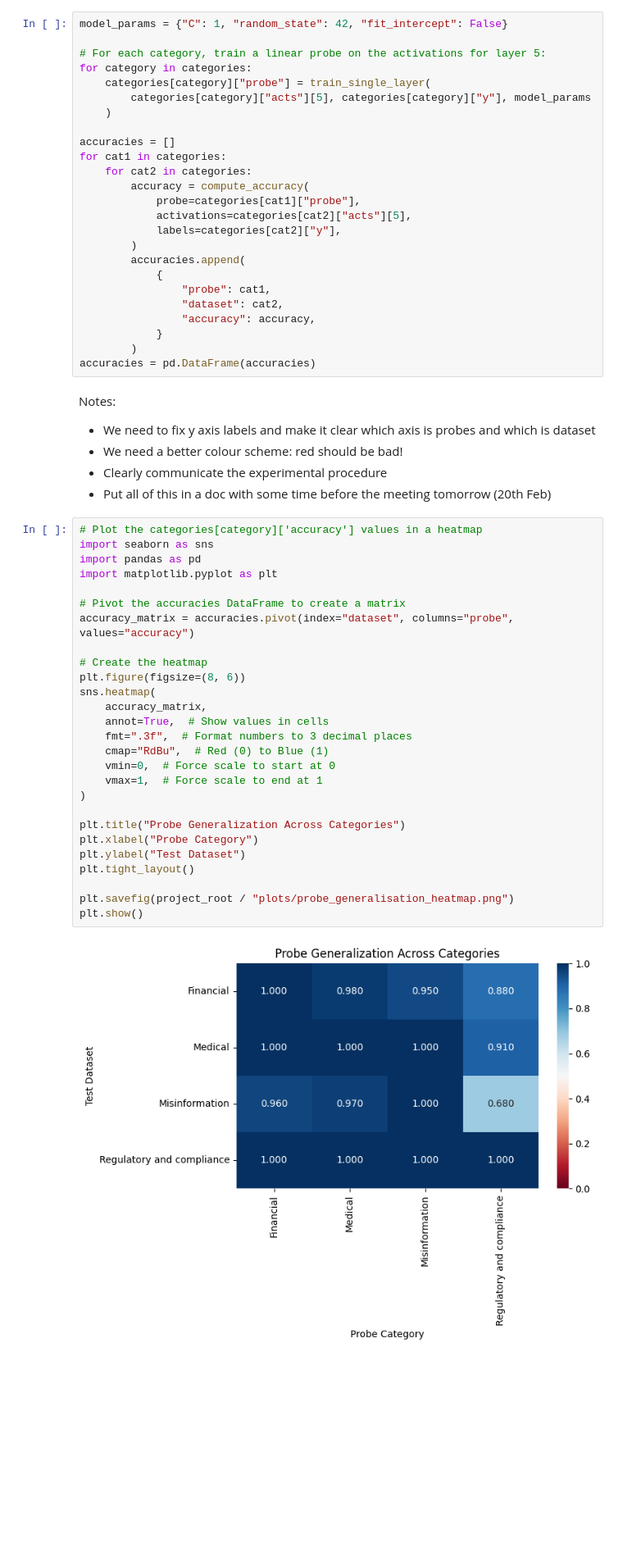
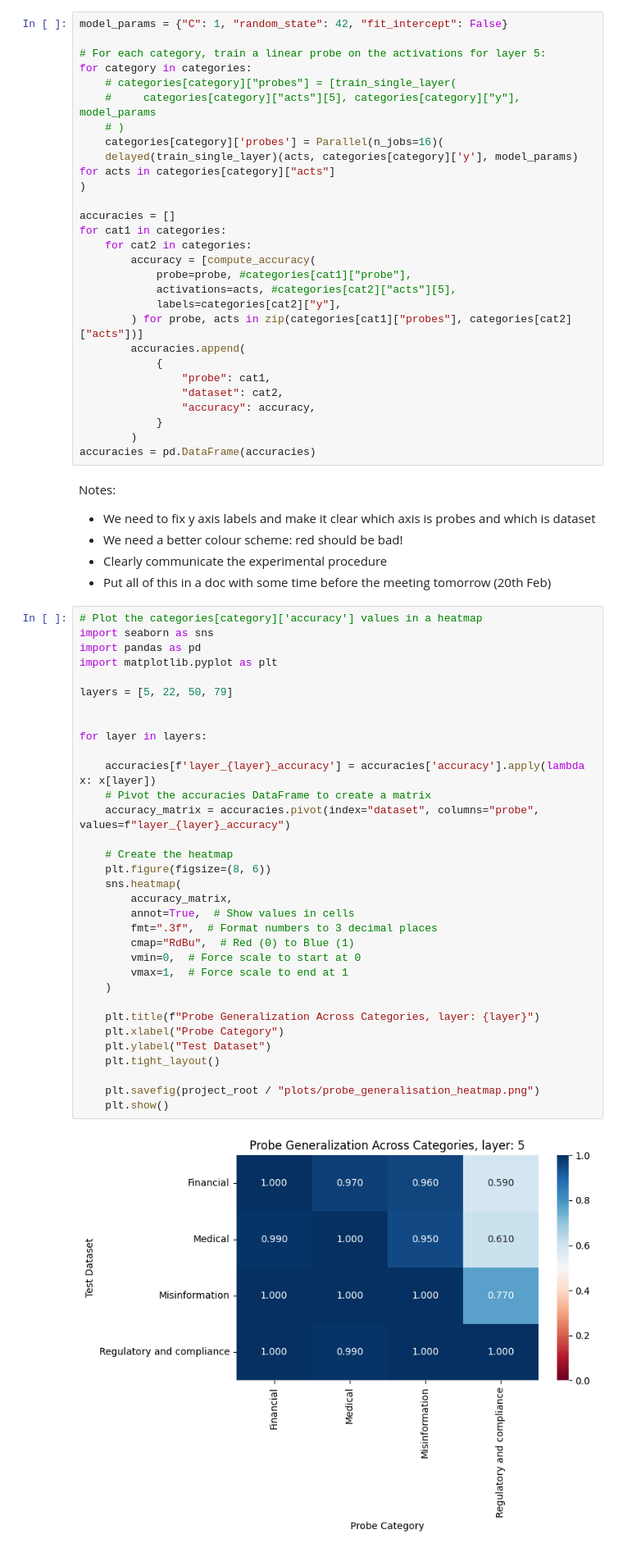
Before and after one commit to Arrrlex/models-under-pressure, a Jupyter notebook: notebooks/probe_generalisation_mvp.ipynb, the cells around one changed output. Shown at 82% size. Cells and saved outputs as stored; diff of their text form; blank space fills up the shorter version.

Commit message:
Setup notebook to create graph across multiple layers

```diff
--- a/notebooks/probe_generalisation_mvp.ipynb
+++ b/notebooks/probe_generalisation_mvp.ipynb
@@ -81,18 +86,21 @@ model_params = {"C": 1, "random_state": 42, "fit_intercept": False}
 
 # For each category, train a linear probe on the activations for layer 5:
 for category in categories:
-    categories[category]["probe"] = train_single_layer(
-        categories[category]["acts"][5], categories[category]["y"], model_params
-    )
+    # categories[category]["probes"] = [train_single_layer(
+    #     categories[category]["acts"][5], categories[category]["y"], model_params
+    # )
+    categories[category]['probes'] = Parallel(n_jobs=16)(
+    delayed(train_single_layer)(acts, categories[category]['y'], model_params) for acts in categories[category]["acts"]
+)
 
 accuracies = []
 for cat1 in categories:
     for cat2 in categories:
-        accuracy = compute_accuracy(
-            probe=categories[cat1]["probe"],
-            activations=categories[cat2]["acts"][5],
+        accuracy = [compute_accuracy(
+            probe=probe, #categories[cat1]["probe"],
+            activations=acts, #categories[cat2]["acts"][5],
             labels=categories[cat2]["y"],
-        )
+        ) for probe, acts in zip(categories[cat1]["probes"], categories[cat2]["acts"])]
         accuracies.append(
             {
                 "probe": cat1,
@@ -111,29 +119,35 @@ Notes:
 # %%
 # Plot the categories[category]['accuracy'] values in a heatmap
 import seaborn as sns
 import pandas as pd
 import matplotlib.pyplot as plt
 
-# Pivot the accuracies DataFrame to create a matrix
-accuracy_matrix = accuracies.pivot(index="dataset", columns="probe", values="accuracy")
+layers = [5, 22, 50, 79]
 
-# Create the heatmap
-plt.figure(figsize=(8, 6))
-sns.heatmap(
-    accuracy_matrix,
-    annot=True,  # Show values in cells
-    fmt=".3f",  # Format numbers to 3 decimal places
-    cmap="RdBu",  # Red (0) to Blue (1)
-    vmin=0,  # Force scale to start at 0
-    vmax=1,  # Force scale to end at 1
-)
 
-plt.title("Probe Generalization Across Categories")
-plt.xlabel("Probe Category")
-plt.ylabel("Test Dataset")
-plt.tight_layout()
+for layer in layers:
 
-plt.savefig(project_root / "plots/probe_generalisation_heatmap.png")
-plt.show()
+    accuracies[f'layer_{layer}_accuracy'] = accuracies['accuracy'].apply(lambda x: x[layer])
+    # Pivot the accuracies DataFrame to create a matrix
+    accuracy_matrix = accuracies.pivot(index="dataset", columns="probe", values=f"layer_{layer}_accuracy")
+
+    # Create the heatmap
+    plt.figure(figsize=(8, 6))
+    sns.heatmap(
+        accuracy_matrix,
+        annot=True,  # Show values in cells
+        fmt=".3f",  # Format numbers to 3 decimal places
+        cmap="RdBu",  # Red (0) to Blue (1)
+        vmin=0,  # Force scale to start at 0
+        vmax=1,  # Force scale to end at 1
+    )
+
+    plt.title(f"Probe Generalization Across Categories, layer: {layer}")
+    plt.xlabel("Probe Category")
+    plt.ylabel("Test Dataset")
+    plt.tight_layout()
+
+    plt.savefig(project_root / "plots/probe_generalisation_heatmap.png")
+    plt.show()
 # %% [output]
-[figure, old version]
+[figure, new version]
```
Also changed, not shown: parts of 3 cells of this notebook.
